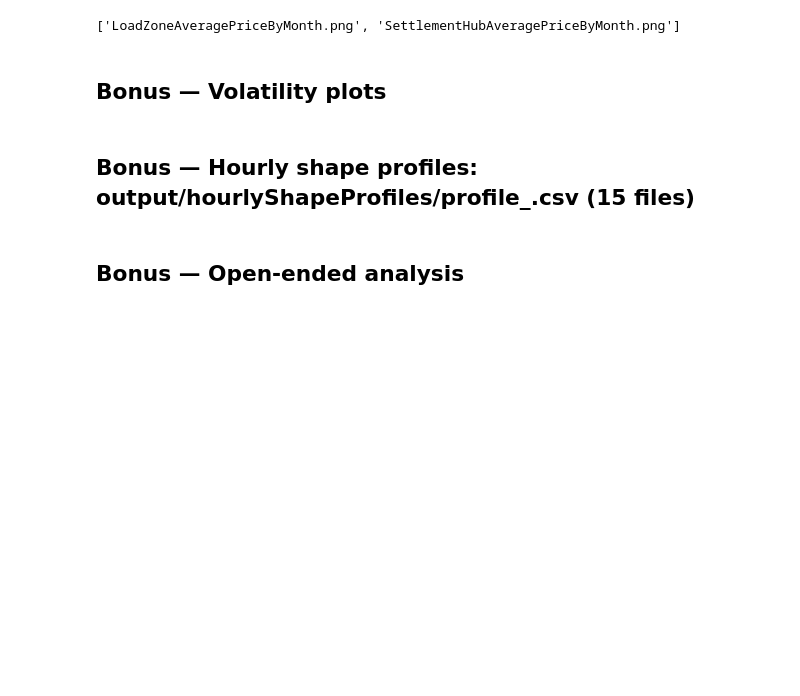
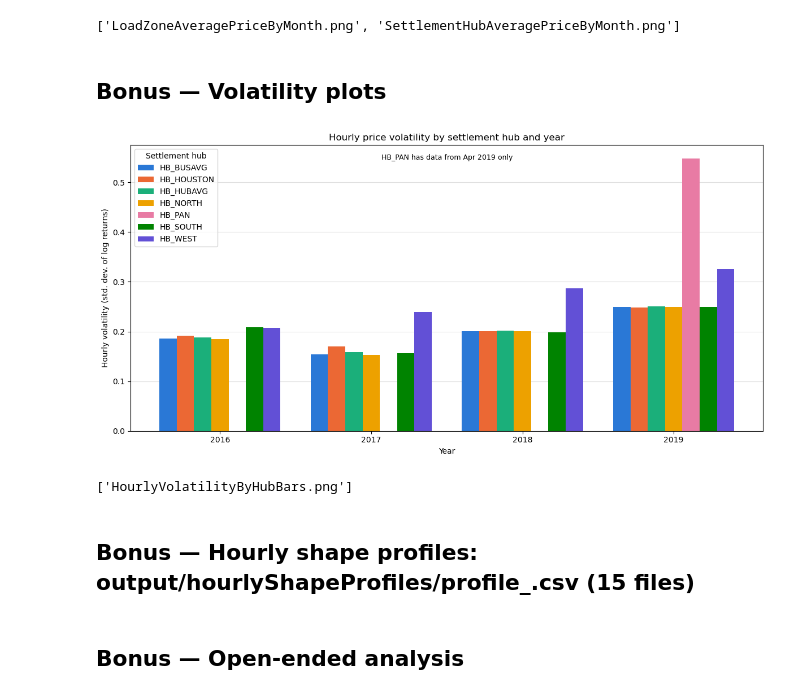
Before and after one commit to andrecdavis/energy-analyst-programming-exercise, a Jupyter notebook: scratch.ipynb, the cells around one changed output. Saved outputs shown, nothing was run; the diff lists cells and outputs as text; code cells hidden in the pictures; blank space fills up the shorter version.

Commit message:
Bonus: hourly volatility by hub and year bar plot
Co-Authored-By: Claude Opus 5.5 <noreply@anthropic.com>

```diff
--- a/scratch.ipynb
+++ b/scratch.ipynb
@@ -324,6 +324,36 @@ print([f.name for f in OUTPUT_DIR.glob("*AveragePriceByMonth.png")])
 ['LoadZoneAveragePriceByMonth.png', 'SettlementHubAveragePriceByMonth.png']
 # %% [markdown]
 ## Bonus — Volatility plots
+# %%
+# Hub -> color, same assignment as the hub mean plot (sorted hub names, fixed color order)
+hub_names = sorted(hourly_vol["SettlementPoint"].unique())
+HUB_COLORS = dict(zip(hub_names, COLORS))
+vol_wide = hourly_vol.pivot(index="Year", columns="SettlementPoint", values="HourlyVolatility")
+years = vol_wide.index.tolist()
+
+# Grouped bars - compare hubs within each year (tallest bar = Task 6 winner)
+fig, ax = plt.subplots(figsize=(12, 6))
+bar_width = 0.8 / len(hub_names)
+for k, hub in enumerate(hub_names):
+    x = [y + (k - (len(hub_names) - 1) / 2) * bar_width for y in years]
+    ax.bar(x, vol_wide[hub], width=bar_width, color=HUB_COLORS[hub], label=hub)
+ax.set_xticks(years)
+ax.set_title("Hourly price volatility by settlement hub and year")
+ax.set_xlabel("Year")
+ax.set_ylabel("Hourly volatility (std. dev. of log returns)")
+ax.grid(True, axis="y", color="#e0e0e0", linewidth=0.8)
+ax.set_axisbelow(True)
+ax.legend(title="Settlement hub", loc="upper left")
+ax.text(0.5, 0.97, "HB_PAN has data from Apr 2019 only", transform=ax.transAxes, ha="center", va="top", fontsize=9)
+fig.tight_layout()
+fig.savefig(OUTPUT_DIR / "HourlyVolatilityByHubBars.png", dpi=150)
+plt.show()
+
+# Quick checks
+print([f.name for f in OUTPUT_DIR.glob("HourlyVolatilityByHub*.png")])
+# %% [output]
+[figure, added]
+['HourlyVolatilityByHubBars.png']
 # %% [markdown]
 ## Bonus — Hourly shape profiles: output/hourlyShapeProfiles/profile_<SettlementPoint>.csv (15 files)
 # %% [markdown]
```
Also changed, not shown: 2 other files.
